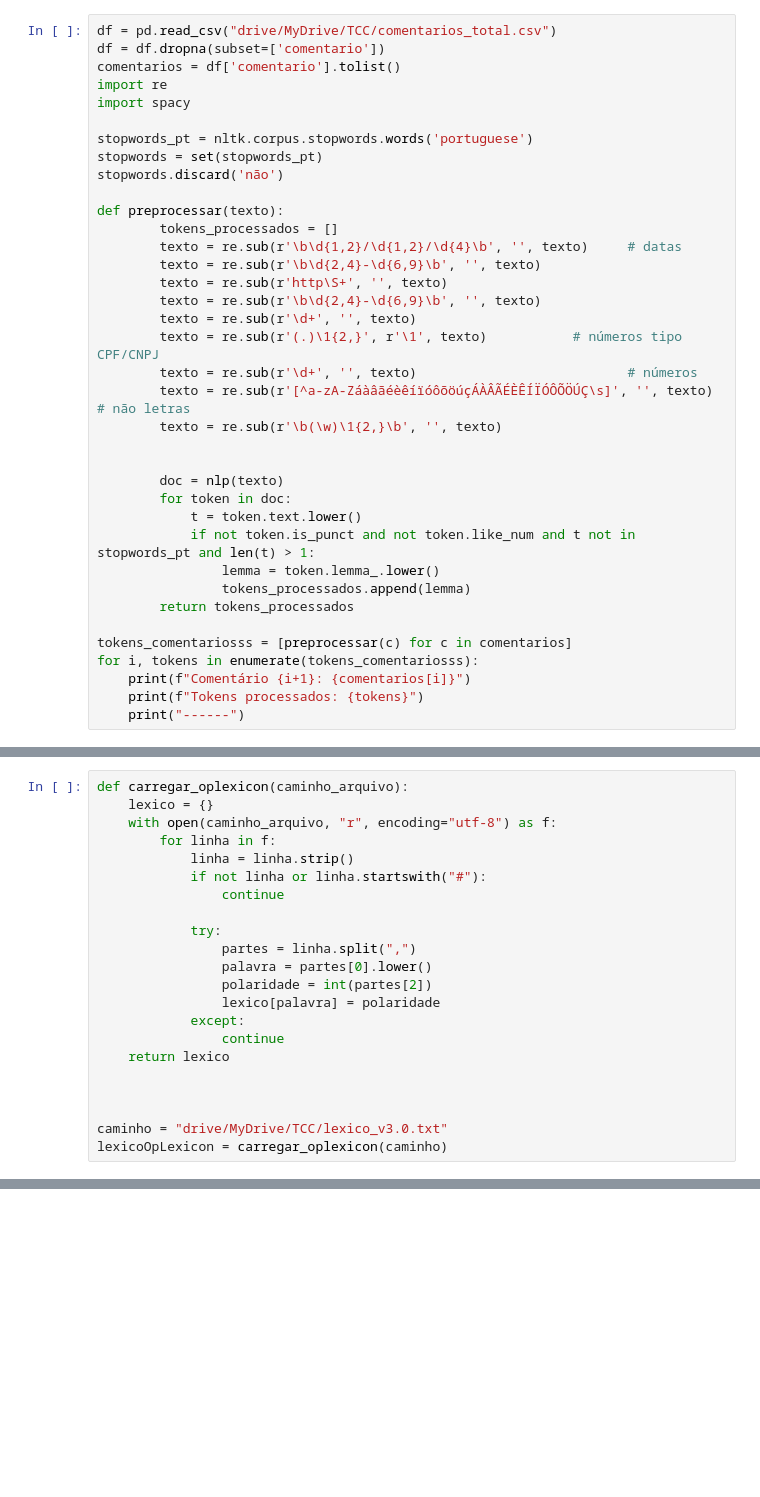
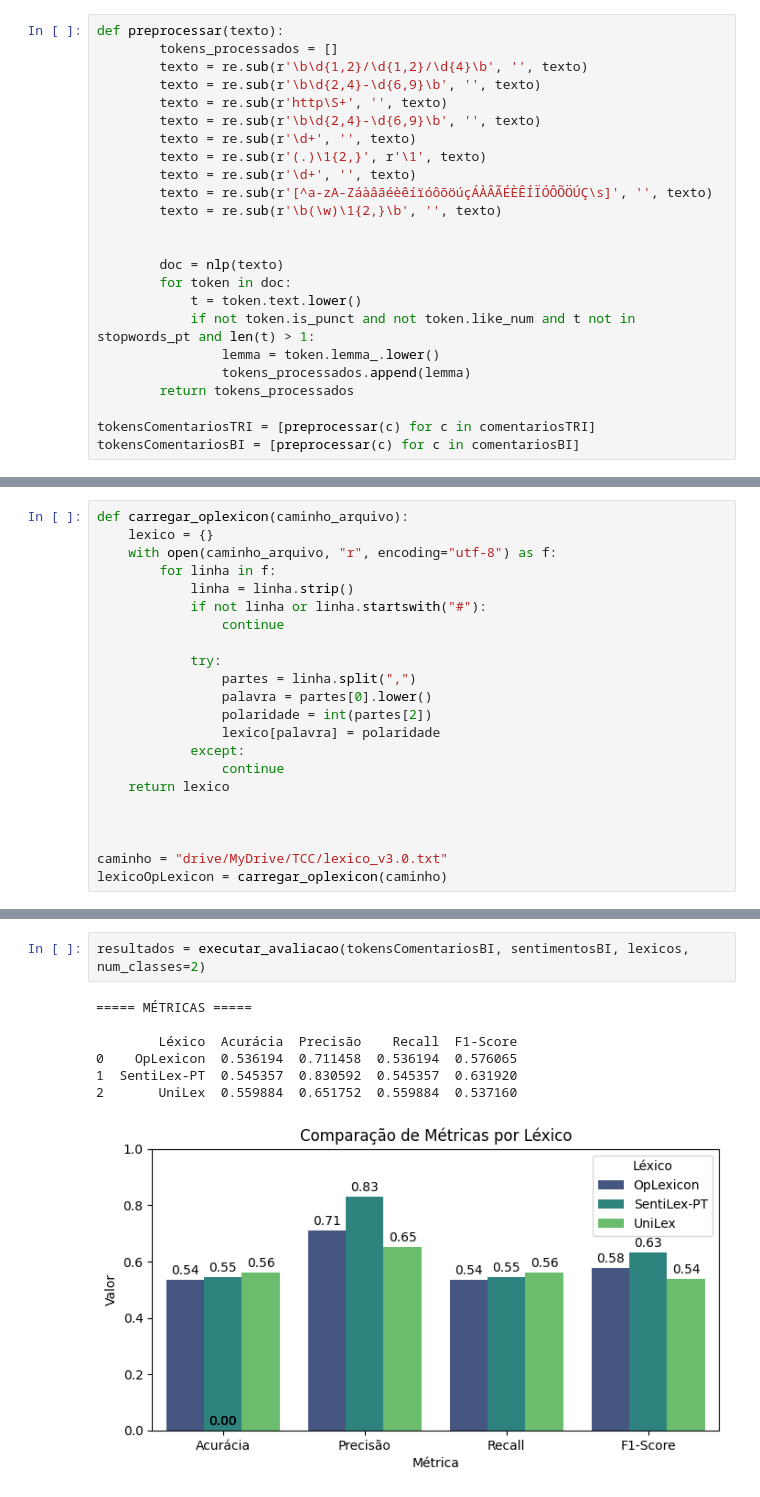
Before and after one commit to crissipires/tcc, a Jupyter notebook: TCC.ipynb, the cells around one changed output, grey strips where cells are left out. Cells and saved outputs as stored; diff of their text form; blank space fills up the shorter version.

```diff
--- a/TCC.ipynb
+++ b/TCC.ipynb
@@ -65,24 +77,14 @@ Drive already mounted at /content/drive; to attempt to forcibly remount, call dr
 # %%
-df = pd.read_csv("drive/MyDrive/TCC/comentarios_total.csv")
-df = df.dropna(subset=['comentario'])
-comentarios = df['comentario'].tolist()
-import re
-import spacy
-
-stopwords_pt = nltk.corpus.stopwords.words('portuguese')
-stopwords = set(stopwords_pt)
-stopwords.discard('não')
-
 def preprocessar(texto):
         tokens_processados = []
-        texto = re.sub(r'\b\d{1,2}/\d{1,2}/\d{4}\b', '', texto)     # datas
+        texto = re.sub(r'\b\d{1,2}/\d{1,2}/\d{4}\b', '', texto)
         texto = re.sub(r'\b\d{2,4}-\d{6,9}\b', '', texto)
         texto = re.sub(r'http\S+', '', texto)
         texto = re.sub(r'\b\d{2,4}-\d{6,9}\b', '', texto)
         texto = re.sub(r'\d+', '', texto)
-        texto = re.sub(r'(.)\1{2,}', r'\1', texto)           # números tipo CPF/CNPJ
-        texto = re.sub(r'\d+', '', texto)                           # números
-        texto = re.sub(r'[^a-zA-ZáàâãéèêíïóôõöúçÁÀÂÃÉÈÊÍÏÓÔÕÖÚÇ\s]', '', texto)  # não letras
+        texto = re.sub(r'(.)\1{2,}', r'\1', texto)
+        texto = re.sub(r'\d+', '', texto)
+        texto = re.sub(r'[^a-zA-ZáàâãéèêíïóôõöúçÁÀÂÃÉÈÊÍÏÓÔÕÖÚÇ\s]', '', texto)
         texto = re.sub(r'\b(\w)\1{2,}\b', '', texto)
 
 
@@ -94,8 +96,5 @@ def preprocessar(texto):
                 tokens_processados.append(lemma)
         return tokens_processados
 
-tokens_comentariosss = [preprocessar(c) for c in comentarios]
-for i, tokens in enumerate(tokens_comentariosss):
-    print(f"Comentário {i+1}: {comentarios[i]}")
-    print(f"Tokens processados: {tokens}")
-    print("------")
+tokensComentariosTRI = [preprocessar(c) for c in comentariosTRI]
+tokensComentariosBI = [preprocessar(c) for c in comentariosBI]
@@ -593,0 +314,10 @@ class AnaliseMachineLearning:
+# %%
+resultados = executar_avaliacao(tokensComentariosBI, sentimentosBI, lexicos, num_classes=2)
+# %% [output]
+===== MÉTRICAS =====
+
+        Léxico  Acurácia  Precisão    Recall  F1-Score
+0    OpLexicon  0.536194  0.711458  0.536194  0.576065
+1  SentiLex-PT  0.545357  0.830592  0.545357  0.631920
+2       UniLex  0.559884  0.651752  0.559884  0.537160
+[figure, added]
```
Also changed, not shown: parts of 22 cells of this notebook.
